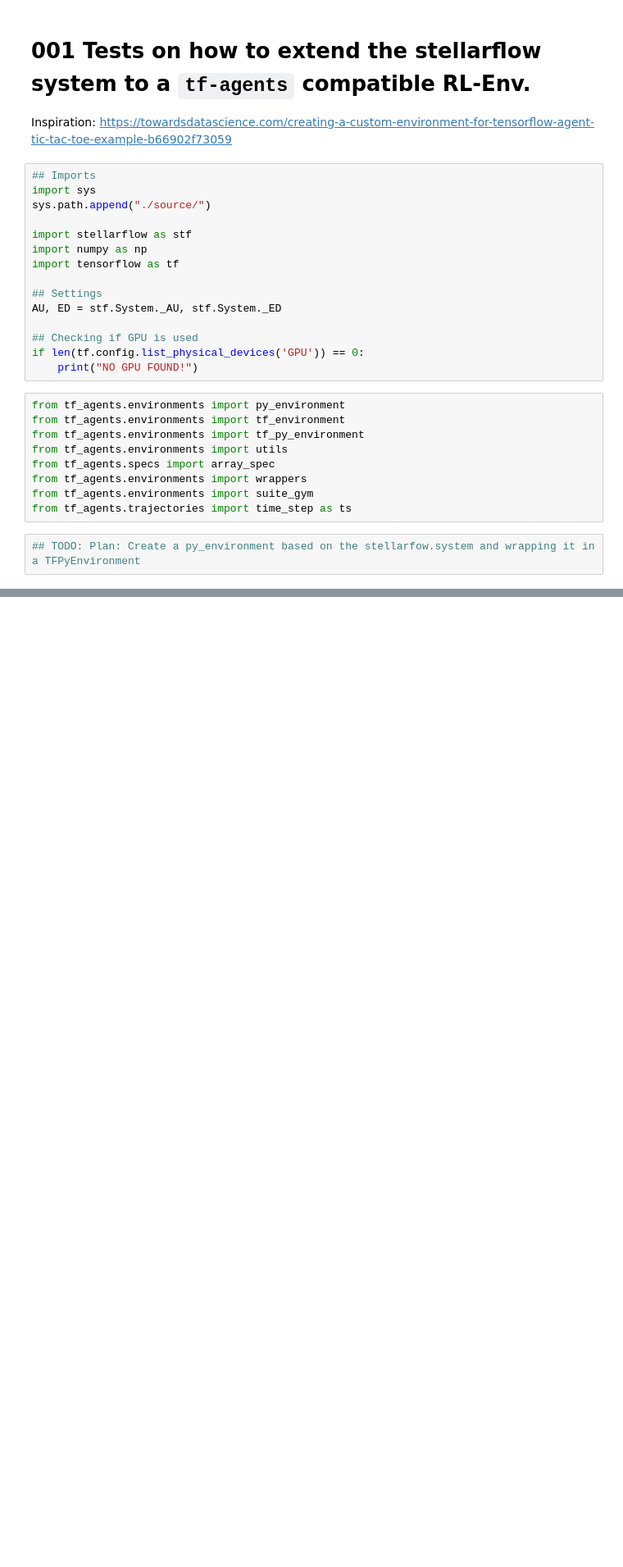
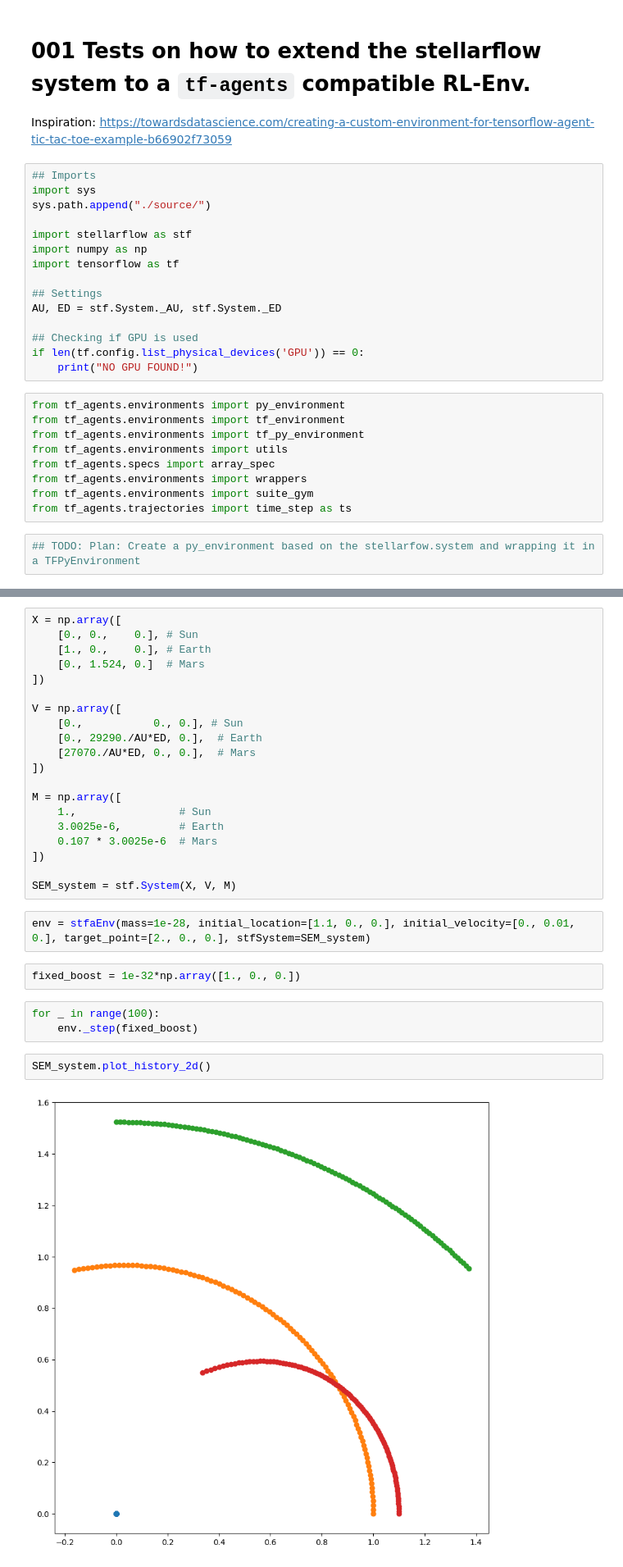
Before and after one commit to JannisZeller/stellarflow, a Jupyter notebook: 001-tfa-env-tests.ipynb, the cells around one changed output, grey strips where cells are left out. Shown: that part at 82% size. Drawn from its saved outputs; the diff is of its cells as text; blank space fills up the shorter version.

```diff
--- a/001-tfa-env-tests.ipynb
+++ b/001-tfa-env-tests.ipynb
@@ -97,0 +151,31 @@ class stfaEnv(py_environment.PyEnvironment):
+# %%
+X = np.array([
+    [0., 0.,    0.], # Sun
+    [1., 0.,    0.], # Earth
+    [0., 1.524, 0.]  # Mars
+])
+
+V = np.array([
+    [0.,           0., 0.], # Sun
+    [0., 29290./AU*ED, 0.],  # Earth
+    [27070./AU*ED, 0., 0.],  # Mars
+])
+
+M = np.array([
+    1.,                # Sun
+    3.0025e-6,         # Earth
+    0.107 * 3.0025e-6  # Mars
+])
+
+SEM_system = stf.System(X, V, M)
+# %%
+env = stfaEnv(mass=1e-28, initial_location=[1.1, 0., 0.], initial_velocity=[0., 0.01, 0.], target_point=[2., 0., 0.], stfSystem=SEM_system)
+# %%
+fixed_boost = 1e-32*np.array([1., 0., 0.])
+# %%
+for _ in range(100):
+    env._step(fixed_boost)
+# %%
+SEM_system.plot_history_2d()
+# %% [output]
+[figure, added]
```
Also changed, not shown: parts of 8 cells of this notebook, 2 other files.
